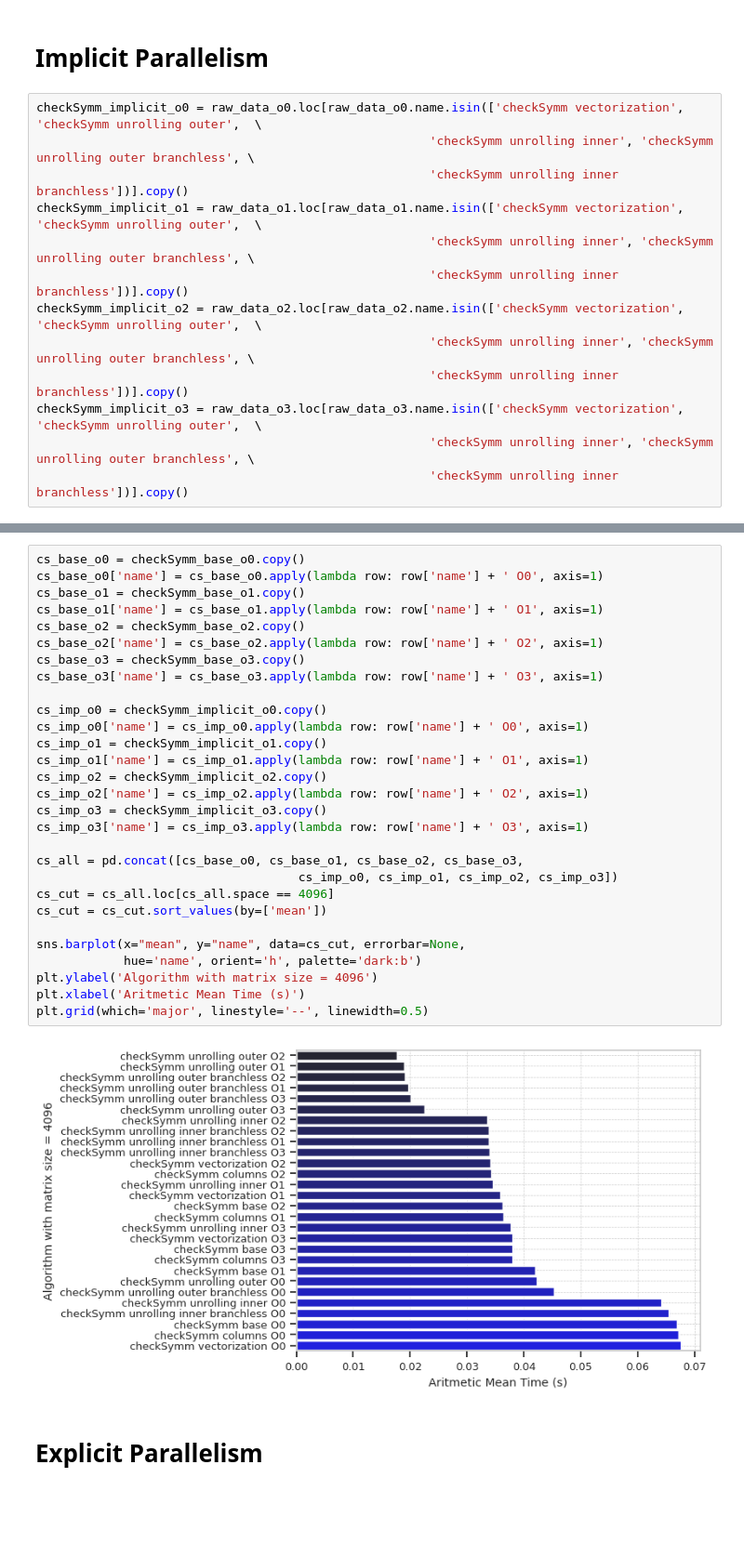
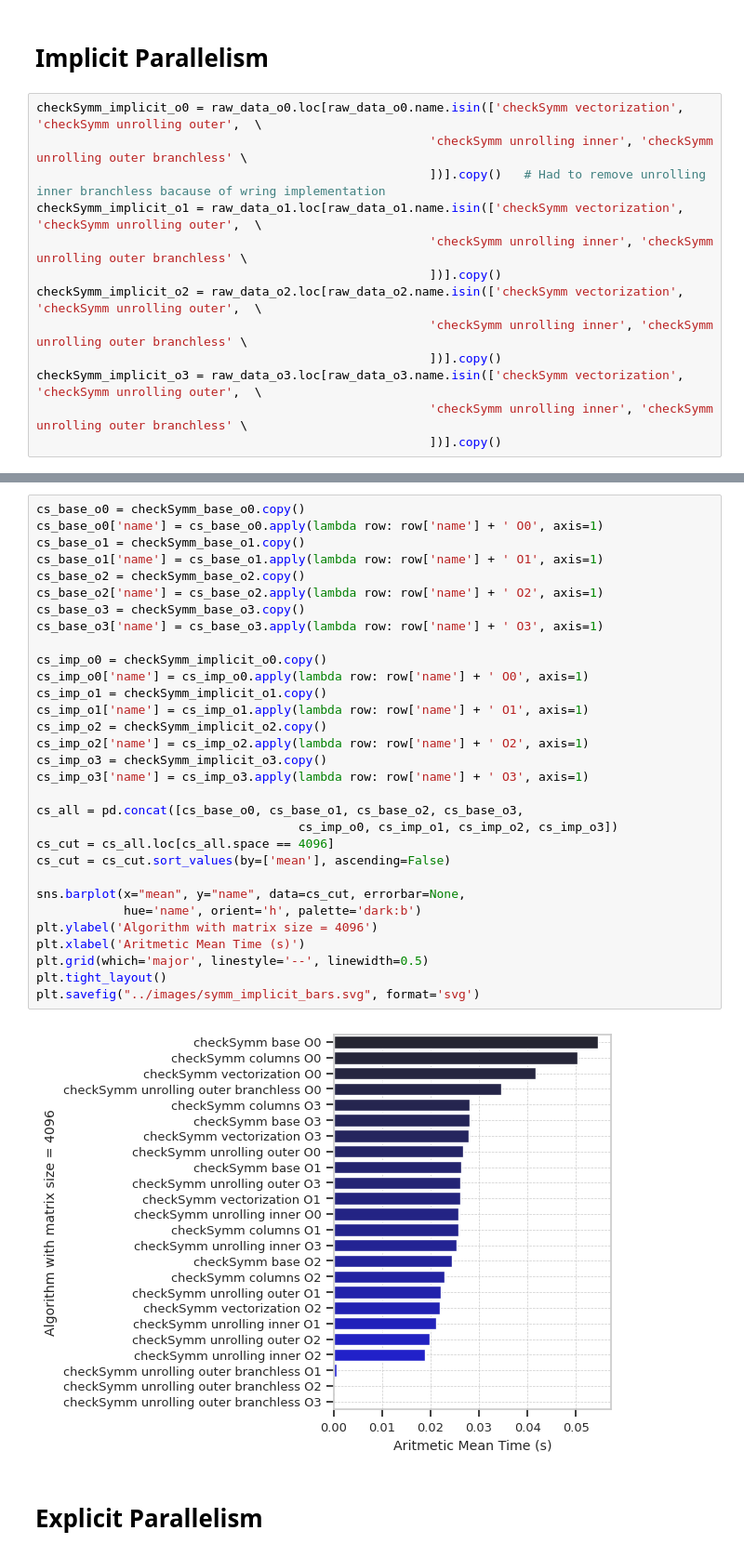
Before and after one commit to San7o/parallel-computing-cpp, a Jupyter notebook: benchmarks/plotting/notebooks/checkSymm.ipynb, the cells around one changed output, grey strips where cells are left out. Shown at 93% size. Cells and saved outputs as stored; diff of their text form; blank space fills up the shorter version.

```diff
--- a/benchmarks/plotting/notebooks/checkSymm.ipynb
+++ b/benchmarks/plotting/notebooks/checkSymm.ipynb
@@ -165,17 +166,17 @@ plt.show()
 # Implicit Parallelism
 # %%
 checkSymm_implicit_o0 = raw_data_o0.loc[raw_data_o0.name.isin(['checkSymm vectorization', 'checkSymm unrolling outer',  \
-                                                      'checkSymm unrolling inner', 'checkSymm unrolling outer branchless', \
-                                                      'checkSymm unrolling inner branchless'])].copy()
+                                                      'checkSymm unrolling inner', 'checkSymm unrolling outer branchless' \
+                                                      ])].copy()   # Had to remove unrolling inner branchless bacause of wring implementation
 checkSymm_implicit_o1 = raw_data_o1.loc[raw_data_o1.name.isin(['checkSymm vectorization', 'checkSymm unrolling outer',  \
-                                                      'checkSymm unrolling inner', 'checkSymm unrolling outer branchless', \
-                                                      'checkSymm unrolling inner branchless'])].copy()
+                                                      'checkSymm unrolling inner', 'checkSymm unrolling outer branchless' \
+                                                      ])].copy()
 checkSymm_implicit_o2 = raw_data_o2.loc[raw_data_o2.name.isin(['checkSymm vectorization', 'checkSymm unrolling outer',  \
-                                                      'checkSymm unrolling inner', 'checkSymm unrolling outer branchless', \
-                                                      'checkSymm unrolling inner branchless'])].copy()
+                                                      'checkSymm unrolling inner', 'checkSymm unrolling outer branchless' \
+                                                      ])].copy()
 checkSymm_implicit_o3 = raw_data_o3.loc[raw_data_o3.name.isin(['checkSymm vectorization', 'checkSymm unrolling outer',  \
-                                                      'checkSymm unrolling inner', 'checkSymm unrolling outer branchless', \
-                                                      'checkSymm unrolling inner branchless'])].copy()
+                                                      'checkSymm unrolling inner', 'checkSymm unrolling outer branchless' \
+                                                      ])].copy()
 # %%
 fig, axes = plt.subplots(2, 2, figsize=(10, 10))
 
@@ -245,34 +247,36 @@ plt.show()
 # %%
 cs_base_o0 = checkSymm_base_o0.copy()
 cs_base_o0['name'] = cs_base_o0.apply(lambda row: row['name'] + ' O0', axis=1)
 cs_base_o1 = checkSymm_base_o1.copy()
 cs_base_o1['name'] = cs_base_o1.apply(lambda row: row['name'] + ' O1', axis=1)
 cs_base_o2 = checkSymm_base_o2.copy()
 cs_base_o2['name'] = cs_base_o2.apply(lambda row: row['name'] + ' O2', axis=1)
 cs_base_o3 = checkSymm_base_o3.copy()
 cs_base_o3['name'] = cs_base_o3.apply(lambda row: row['name'] + ' O3', axis=1)
 
 cs_imp_o0 = checkSymm_implicit_o0.copy()
 cs_imp_o0['name'] = cs_imp_o0.apply(lambda row: row['name'] + ' O0', axis=1)
 cs_imp_o1 = checkSymm_implicit_o1.copy()
 cs_imp_o1['name'] = cs_imp_o1.apply(lambda row: row['name'] + ' O1', axis=1)
 cs_imp_o2 = checkSymm_implicit_o2.copy()
 cs_imp_o2['name'] = cs_imp_o2.apply(lambda row: row['name'] + ' O2', axis=1)
 cs_imp_o3 = checkSymm_implicit_o3.copy()
 cs_imp_o3['name'] = cs_imp_o3.apply(lambda row: row['name'] + ' O3', axis=1)
 
 cs_all = pd.concat([cs_base_o0, cs_base_o1, cs_base_o2, cs_base_o3,
                                     cs_imp_o0, cs_imp_o1, cs_imp_o2, cs_imp_o3])
 cs_cut = cs_all.loc[cs_all.space == 4096]
-cs_cut = cs_cut.sort_values(by=['mean'])
+cs_cut = cs_cut.sort_values(by=['mean'], ascending=False)
 
 sns.barplot(x="mean", y="name", data=cs_cut, errorbar=None,
             hue='name', orient='h', palette='dark:b')
 plt.ylabel('Algorithm with matrix size = 4096')
 plt.xlabel('Aritmetic Mean Time (s)')
 plt.grid(which='major', linestyle='--', linewidth=0.5)
+plt.tight_layout()
+plt.savefig("../images/symm_implicit_bars.svg", format='svg')
 # %% [output]
-[figure, old version]
+[figure, new version]
 # %% [markdown]
 # Explicit Parallelism
 # %%
```
Also changed, not shown: parts of 11 cells of this notebook, 46 other files.
